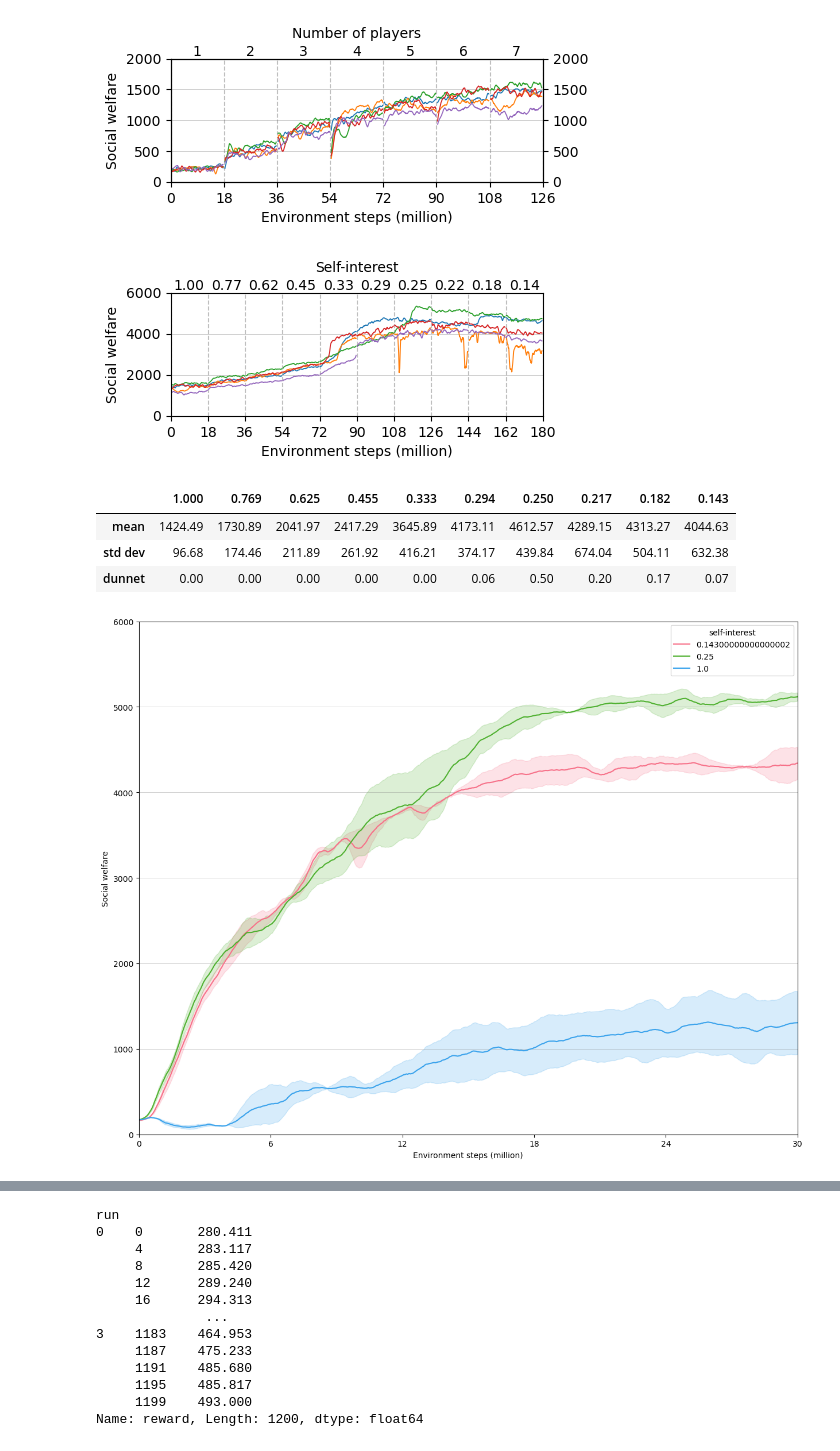
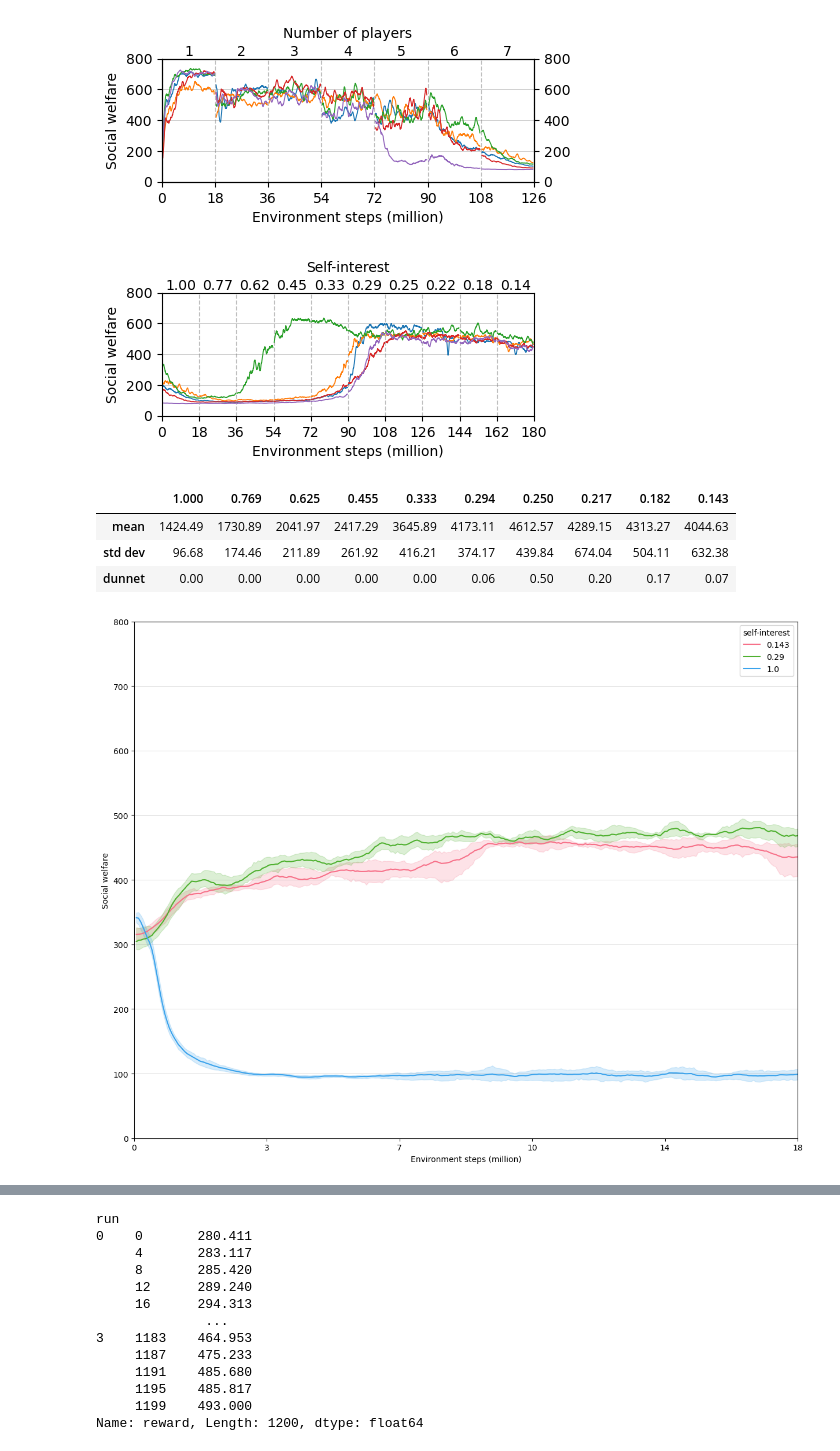
Before and after one commit to Muff2n/meltingpot, a Jupyter notebook: data/plot_results.ipynb, the cells around one changed output, grey strips where cells are left out. Drawn from its saved outputs; the diff is of its cells as text; code cells hidden in the pictures.

Commit message:
Round self-interest

```diff
--- a/data/plot_results.ipynb
+++ b/data/plot_results.ipynb
@@ -13,6 +13,7 @@ harvest = {
     'n': 7,
     'ylim': 800,
     'scratch_id': 'scratch',
+    'scratch_epochs': 300,
 }
 mushroom = {
     'path': './',
@@ -21,6 +22,7 @@ mushroom = {
     'n': 5,
     'ylim': 1000,
     'scratch_id': 'scratch',
+    'scratch_epochs': 300,
 }
 clean = {
     'path': '/scratch_tmp/users/k21075402/tf_2_15',
@@ -30,12 +32,12 @@ clean = {
     'n_players_ylim': 2000,
     'ylim': 6000,
     'scratch_id': 'cd9f2625',
+    'scratch_epochs': 500,
 }
 
 window = 11
 epochs = 300
-scratch_epochs = 500
-environment = clean
+environment = harvest
 # %%
 def load_df(trial_id: str, *, environment: dict[str], independent: bool=False, self_interest: float=None):
     df = pd.read_json(os.path.join(environment['path'], environment['name'], trial_id, 'results.json'), lines=True)
@@ -110,7 +112,7 @@ if rolling:
     name += '_rolling'
 fig.savefig(name, dpi=300, bbox_inches='tight')
 # %% [output]
-[figure, old version]
+[figure, new version]
 # %%
 def plot_self_interest(df, envrionment, rolling: bool = False):
     grouped = df.groupby('trial_id')
@@ -158,7 +160,7 @@ if rolling:
     name += '_rolling'
 fig.savefig(name, dpi=300, bbox_inches='tight')
 # %% [output]
-[figure, old version]
+[figure, new version]
 # %%
 group = df[df['iteration'] % 300 == 0].groupby('self-interest')
 df2 = pd.DataFrame(dict((f'{name:.3f}', pd.Series(data.values)) for name, data in group['reward']))
@@ -180,10 +182,12 @@ rolling = False
 window = 11
 n_iterations = 300
 pd.set_option('display.precision', 3)
+scratch_epochs = environment['scratch_epochs']
 
 df = pd.read_json(os.path.join(environment['path'], environment['name'], environment['scratch_id'], 'results.json'), lines=True)
 df['reward'] = df.episode_reward.apply(lambda x: np.mean(x))
 df = df[['reward', 'training_iteration', 'self-interest']]
+df['self-interest'] = np.round(df['self-interest'], 3)
 df = df[df['training_iteration'] <= scratch_epochs]
 
 self_interest_values = df['self-interest'].unique()
@@ -206,35 +210,34 @@ def assign_runs(df, s):
 
 dfs = [assign_runs(df, s) for s in self_interest_values]
 df = pd.concat(dfs, axis=0, ignore_index=True)
 
-# fig, ax = plt.subplots(figsize=(4.8, 1.6), facecolor='white')
 fig, ax = plt.subplots(figsize=(14.8, 11.6), facecolor='white')
 
 colours = sns.color_palette("husl", len(self_interest_values))
 
 sns.lineplot(
     data=df,
     x='training_iteration',
     y='smoothed_reward',
     hue='self-interest',
     errorbar=('ci', 95),  # 95% confidence interval
     palette=colours,
     # estimator='mean',
     # color='blue',
     # n_boot=1000,
 )
 
 ax.set_xlabel('Environment steps (million)')
 ax.set_ylabel('Social welfare')
 ax.set_xlim(0, scratch_epochs)
 ax.set_ylim(0, environment['ylim'])
 ax.set_xticks(np.arange(0, scratch_epochs + 1, scratch_epochs / 5))
 ax.set_xticklabels(np.arange(0, scratch_epochs * 30 * 2000 / 1e6 + 1, scratch_epochs / 5 * 30 * 2000 / 1e6).astype(int))
 ax.yaxis.grid(True, linestyle='-', linewidth=0.5, color='grey', alpha=0.5)
 
 fig.savefig(f'scratch_{environment["name"]}', dpi=300, bbox_inches='tight')
 # %% [output]
-[figure, old version]
+[figure, new version]
 # %%
 dfs[0]
 # %% [output]
```
Also changed, not shown: parts of 1 cell of this notebook, 1 other file.
